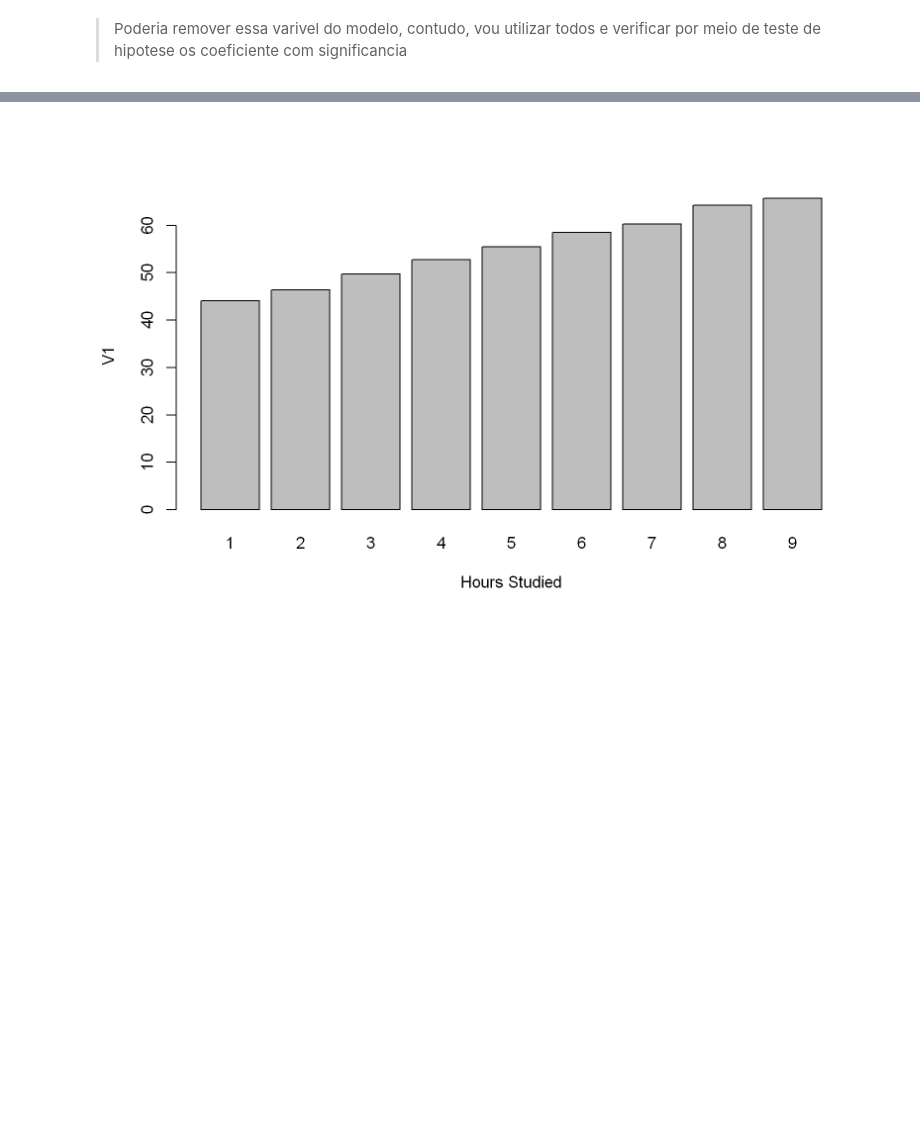
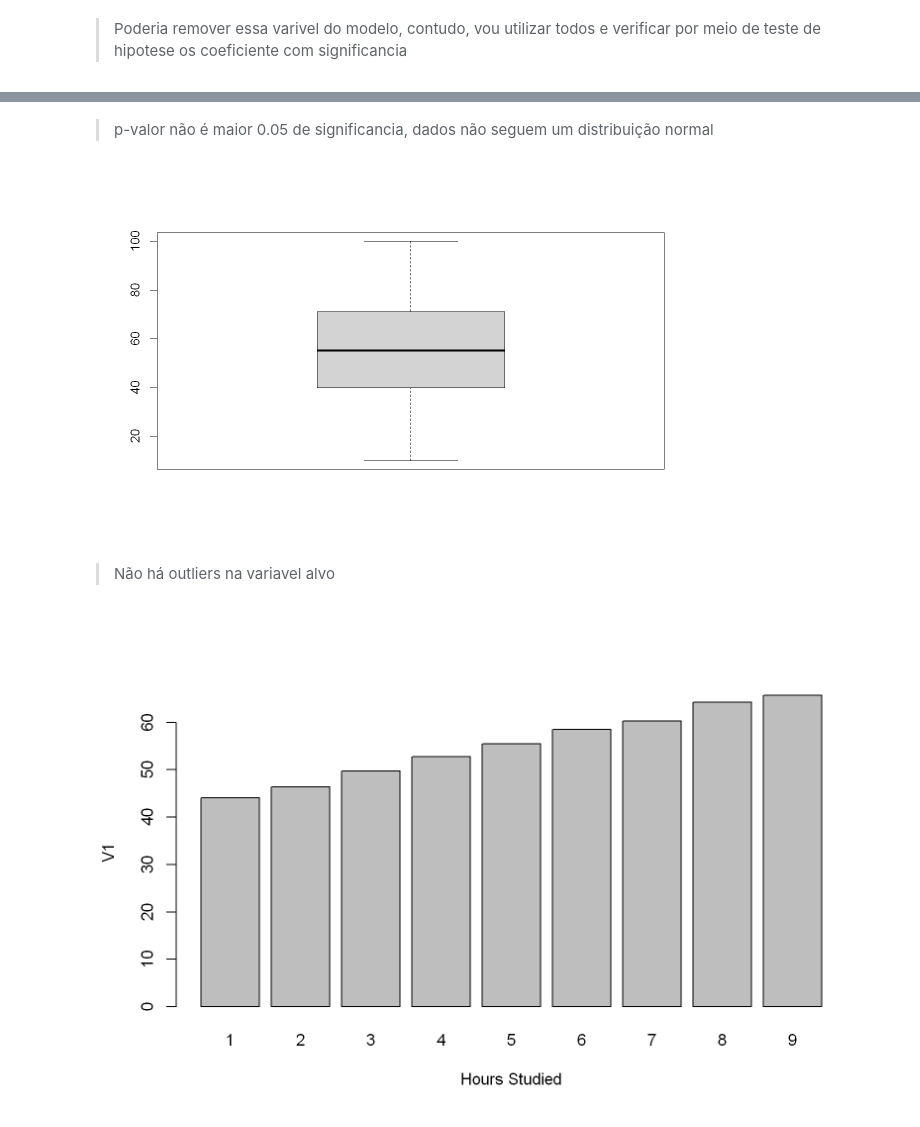
Before and after one commit to kaladabrio2020/DataAnalysisWith-R, a Jupyter notebook: StudentPeformanceR.ipynb, the cells around one changed output, grey strips where cells are left out. Cells and saved outputs as stored; diff of their text form; code cells hidden in the pictures; blank space fills up the shorter version.

```diff
--- a/StudentPeformanceR.ipynb
+++ b/StudentPeformanceR.ipynb
@@ -100,3 +144,13 @@ biserial.cor(
+# %% [markdown]
+> p-valor não é maior 0.05 de significancia, dados não seguem um distribuição normal
+# %%
+par(bg = "white")
+options(repr.plot.width = 8, repr.plot.height = 5, repr.plot.res = 150)
+boxplot(x)
+# %% [output]
+[figure, added]
+# %% [markdown]
+> Não há outliers na variavel alvo
 # %%
 # Verificando performane média de alunos em relação a horas de estudo
 
```
Also changed, not shown: parts of 6 cells of this notebook.
